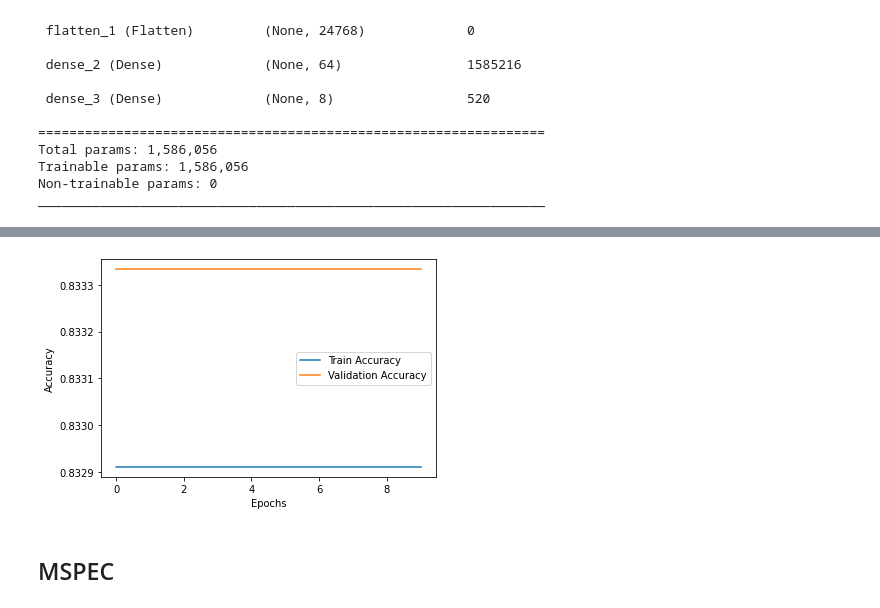
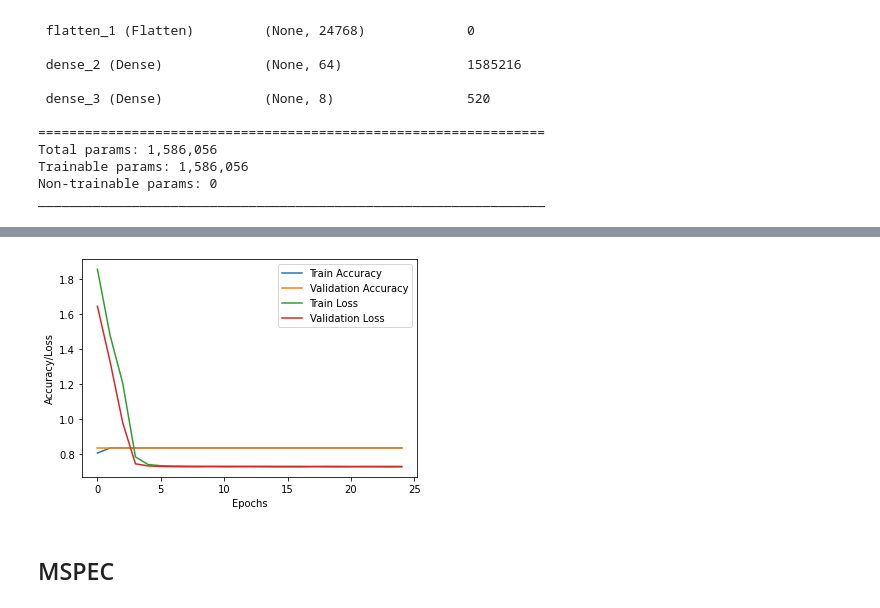
Before and after one commit to deimerin/ai1-project, a Jupyter notebook: notebook.ipynb, the cells around one changed output, grey strips where cells are left out. Cells and saved outputs as stored; diff of their text form; code cells hidden in the pictures.

```diff
--- a/notebook.ipynb
+++ b/notebook.ipynb
@@ -493,9 +528,9 @@ Non-trainable params: 0
 _________________________________________________________________
 # %%
 # Training
-cstft_model.compile(optimizer=tf.keras.optimizers.SGD(),
+cstft_model.compile(optimizer=tf.keras.optimizers.SGD(learning_rate=0.005),
               loss='categorical_crossentropy',
               metrics=['accuracy'])
 
-cstft_history = cstft_model.fit(cstft_train, y_train_ohe, epochs=10, validation_data=(cstft_test, y_test_ohe))
+cstft_history = cstft_model.fit(cstft_train, y_train_ohe, epochs=25, validation_data=(cstft_test, y_test_ohe))
 # %% [output]
@@ -524,11 +556,13 @@ Epoch 10/10
 
 plt.plot(cstft_history.history['accuracy'], label='Train Accuracy')
 plt.plot(cstft_history.history['val_accuracy'], label='Validation Accuracy')
+plt.plot(cstft_history.history['loss'], label='Train Loss')
+plt.plot(cstft_history.history['val_loss'], label='Validation Loss')
 plt.xlabel('Epochs')
-plt.ylabel('Accuracy')
+plt.ylabel('Accuracy/Loss')
 plt.legend()
-
 
 test_loss, test_acc = cstft_model.evaluate(cstft_test, y_test_ohe)
 print('Test accuracy:', test_acc)
+print('Test loss:', test_loss)
 # %% [output]
@@ -537,4 +572,4 @@ Test accuracy: 0.8333333134651184
-[figure, old version]
+[figure, new version]
 # %% [markdown]
 ## MSPEC
 # %%
```
Also changed, not shown: parts of 42 cells of this notebook, 3 other files.
